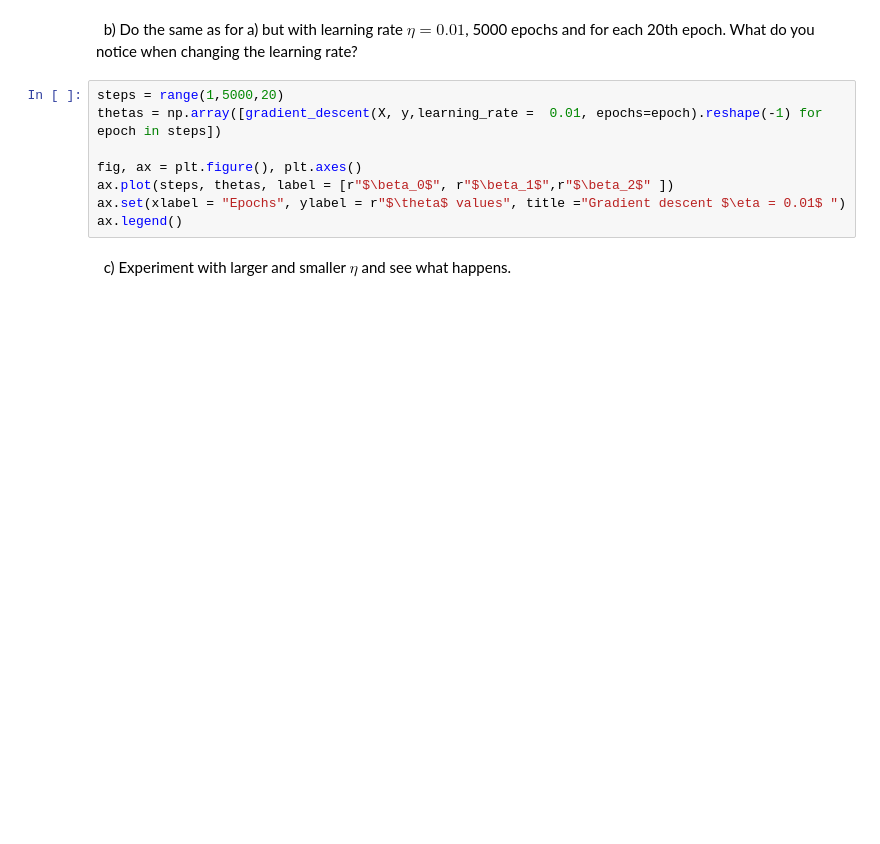
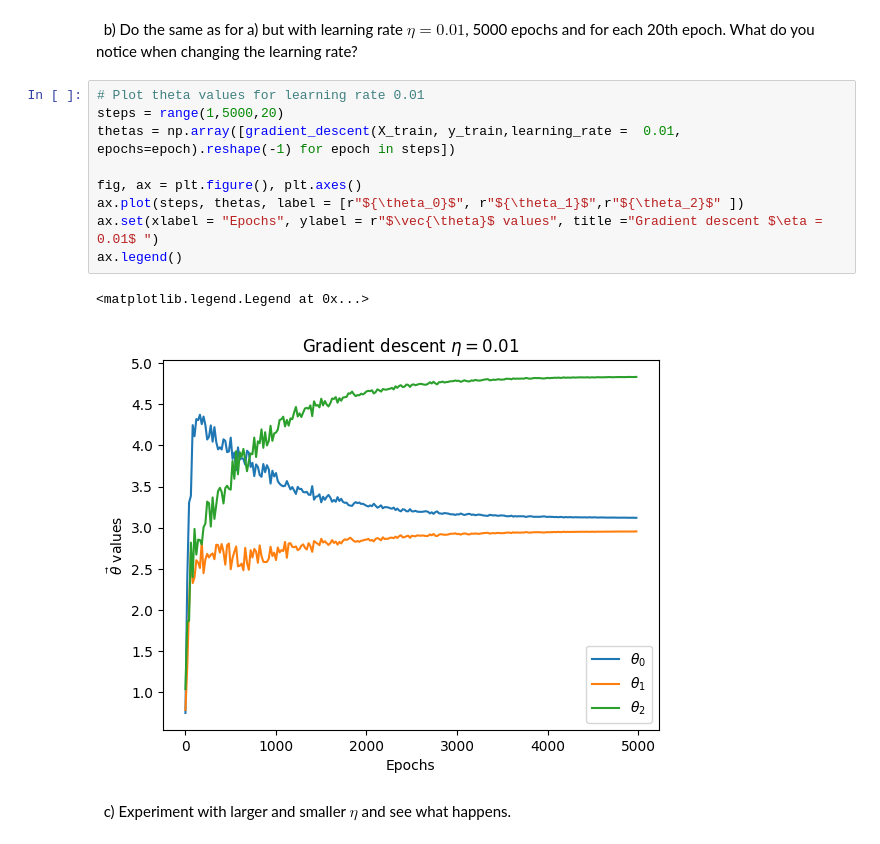
Before and after one commit to VineelaNedunuri/Machine-learning, a Jupyter notebook: Exercises/E01_gradient_descent.ipynb, the cells around one changed output. Drawn from its saved outputs; the diff is of its cells as text; blank space fills up the shorter version.

```diff
--- a/Exercises/E01_gradient_descent.ipynb
+++ b/Exercises/E01_gradient_descent.ipynb
@@ -90,12 +91,16 @@ ax.legend()
 # %% [markdown]
 &nbsp; b) Do the same as for a) but with learning rate $\eta = 0.01$, 5000 epochs and for each 20th epoch. What do you notice when changing the learning rate?
 # %%
+# Plot theta values for learning rate 0.01
 steps = range(1,5000,20)
-thetas = np.array([gradient_descent(X, y,learning_rate =  0.01, epochs=epoch).reshape(-1) for epoch in steps])
+thetas = np.array([gradient_descent(X_train, y_train,learning_rate =  0.01, epochs=epoch).reshape(-1) for epoch in steps])
 
 fig, ax = plt.figure(), plt.axes()
-ax.plot(steps, thetas, label = [r"$\beta_0$", r"$\beta_1$",r"$\beta_2$" ])
-ax.set(xlabel = "Epochs", ylabel = r"$\theta$ values", title ="Gradient descent $\eta = 0.01$ ")
+ax.plot(steps, thetas, label = [r"${\theta_0}$", r"${\theta_1}$",r"${\theta_2}$" ])
+ax.set(xlabel = "Epochs", ylabel = r"$\vec{\theta}$ values", title ="Gradient descent $\eta = 0.01$ ")
 ax.legend()
+# %% [output]
+<matplotlib.legend.Legend at 0x...>
+[figure, added]
 # %% [markdown]
 &nbsp; c) Experiment with larger and smaller $\eta$ and see what happens.
```
Also changed, not shown: parts of 8 cells of this notebook, 1 other file.
